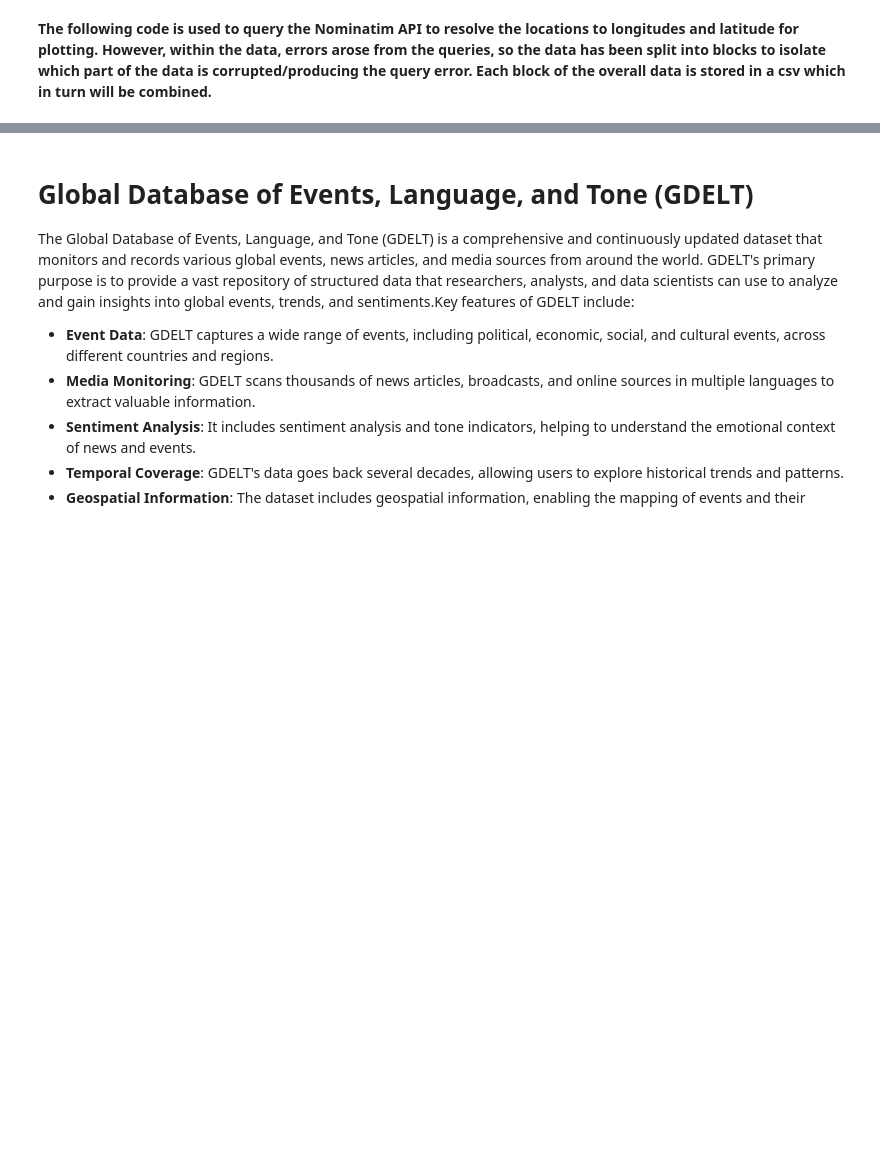
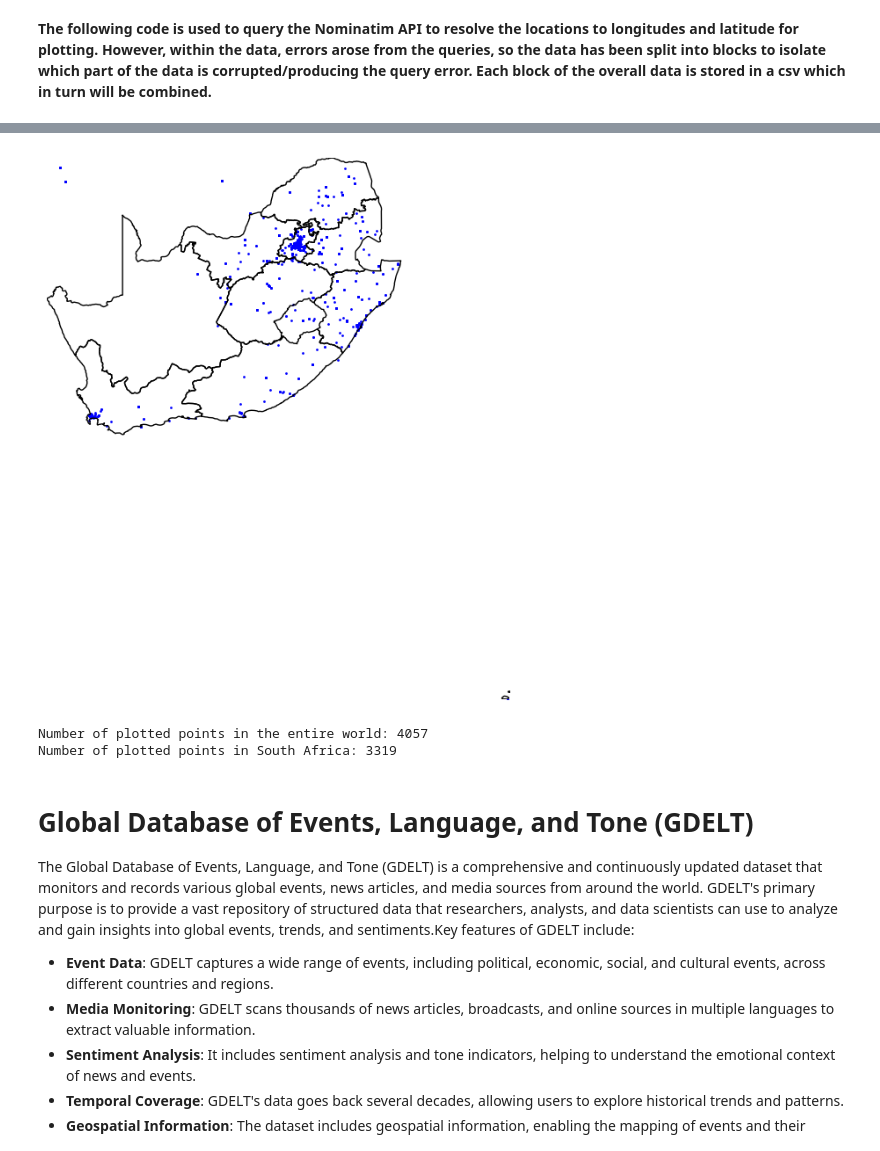
Before and after one commit to NatanGrayman/Investigation_Project, a Jupyter notebook: investigation-project-social-unrest.ipynb, the cells around one changed output, grey strips where cells are left out. Saved outputs shown, nothing was run; the diff lists cells and outputs as text; code cells hidden in the pictures; blank space fills up the shorter version.

```diff
--- a/investigation-project-social-unrest.ipynb
+++ b/investigation-project-social-unrest.ipynb
@@ -417,3 +505,66 @@ plt.show()
+# %%
+import geopandas as gpd
+from shapely.geometry import Point
+import matplotlib.pyplot as plt
+
+# Create Point geometries using Shapely
+geometry = [Point(xy) for xy in zip(combined_df['Longitude'], combined_df['Latitude'])]
+
+# Create a GeoDataFrame
+crs = 'EPSG:4326'  # Assuming the coordinates are in WGS 84
+geo_df = gpd.GeoDataFrame(combined_df, crs=crs, geometry=geometry)
+
+# Load South African provinces shapefile
+sa_provinces = gpd.read_file('/kaggle/input/natural-earth-provinces/ne_10m_admin_1_states_provinces.shp')
+
+# Filter the shapefile to get only South Africa
+south_africa = sa_provinces[sa_provinces['admin'] == 'South Africa']
+
+# Get the bounding box of South Africa
+sa_bbox = south_africa.bounds
+# Set the map extent to cover South Africa's bounding box
+fig, ax = plt.subplots(1, figsize=(16, 8), facecolor='white')
+ax.set_xlim([sa_bbox.minx.min(), sa_bbox.maxx.max()])
+ax.set_ylim([sa_bbox.miny.min(), sa_bbox.maxy.max()])
+
+# Plot the South African provinces with lighter border lines
+south_africa.boundary.plot(ax=ax, linewidth=1, color='black', edgecolor='gray')  # Adjust linewidth and edgecolor
+
+# Plot your geo_df data within the bounds of South Africa
+geo_df.plot(ax=ax, markersize=1, color='b', marker='o')
+
+# Turn off the axis
+ax.axis('off')
+
+# Show the plot
+plt.show()
+# %% [output]
+[figure, added]
+# %%
+import geopandas as gpd
+from shapely.geometry import Point
+import matplotlib.pyplot as plt
+
+# Your code to create geo_df and set up the world map goes here...
+
+# Count the number of plotted points for the entire world
+num_points_world = len(geo_df)
+
+# Filter geo_df to include only points within the bounds of South Africa
+geo_df_sa = geo_df.cx[sa_bbox.minx.min():sa_bbox.maxx.max(), sa_bbox.miny.min():sa_bbox.maxy.max()]
+
+# Count the number of plotted points for South Africa
+num_points_sa = len(geo_df_sa)
+
+# Show the counts
+print(f"Number of plotted points in the entire world: {num_points_world}")
+print(f"Number of plotted points in South Africa: {num_points_sa}")
+
+# Show the plot
+plt.show()
+# %% [output]
+Number of plotted points in the entire world: 4057
+Number of plotted points in South Africa: 3319
 # %% [markdown]
 <a id="section-two"></a>
 #  **Global Database of Events, Language, and Tone (GDELT)**
```
Also changed, not shown: parts of 66 cells of this notebook.
